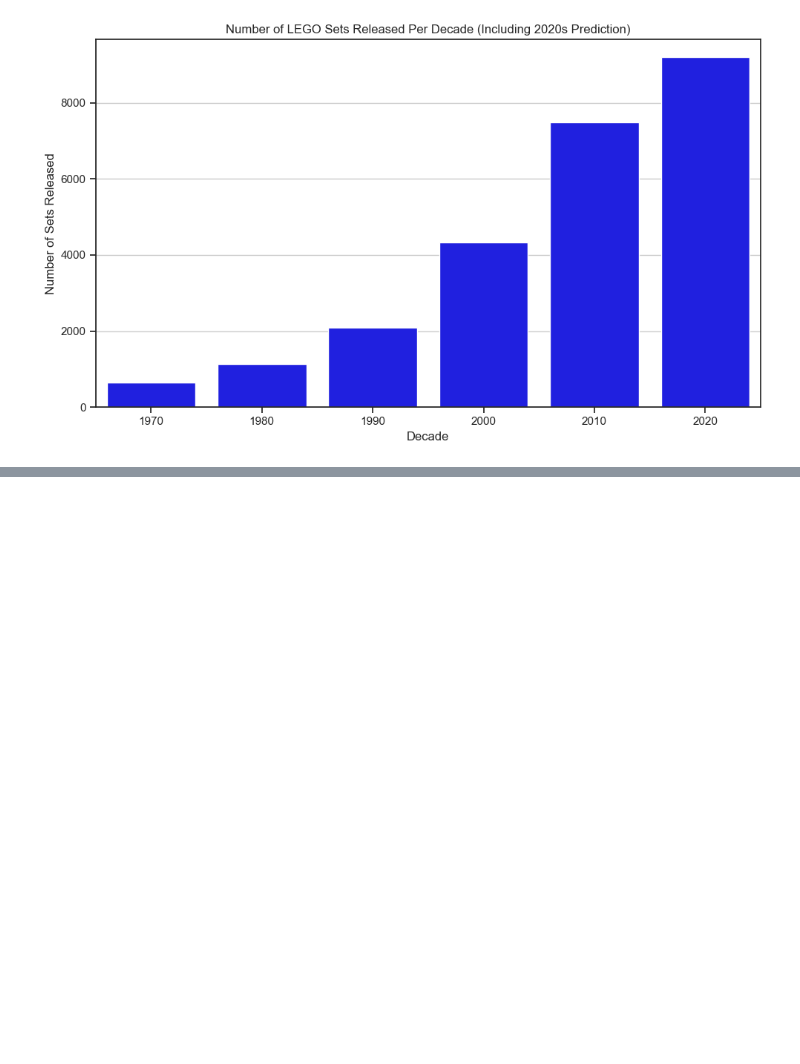
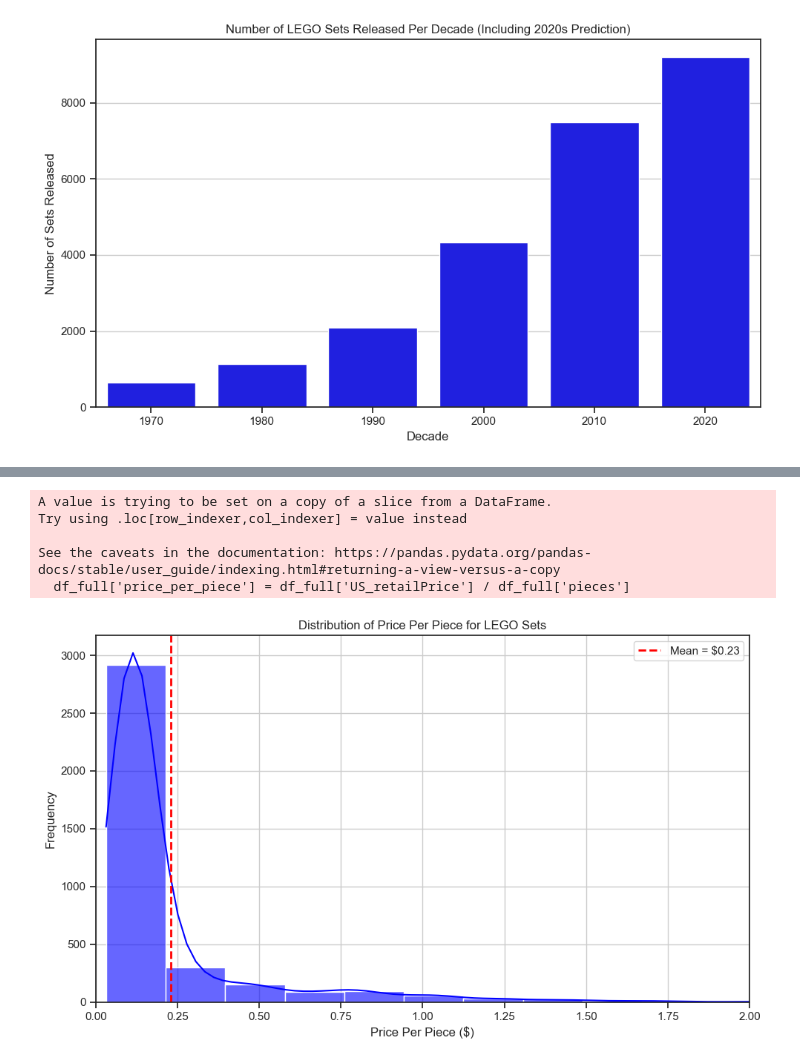
Before and after one commit to jamiefor3/Lego_Project, a Jupyter notebook: Lego_Analysis.ipynb, the cells around one changed output, grey strips where cells are left out. Drawn from its saved outputs; the diff is of its cells as text; code cells hidden in the pictures; blank space fills up the shorter version.

```diff
--- a/Lego_Analysis.ipynb
+++ b/Lego_Analysis.ipynb
@@ -96,0 +99,22 @@ plt.show()
+# %%
+df_full['price_per_piece'] = df_full['US_retailPrice'] / df_full['pieces']
+mean_price_per_piece = df_full['price_per_piece'].mean()
+
+plt.figure(figsize=(10, 6))
+sns.histplot(data=df_full, x='price_per_piece', bins=30, kde=True, color='blue', alpha=0.6)
+plt.axvline(mean_price_per_piece, color='red', linestyle='--', linewidth=2, label=f'Mean = ${mean_price_per_piece:.2f}')
+plt.legend()
+plt.xlim(0, 2)
+plt.title('Distribution of Price Per Piece for LEGO Sets')
+plt.xlabel('Price Per Piece ($)')
+plt.ylabel('Frequency')
+plt.grid(True)
+plt.tight_layout()
+plt.show()
+# %% [output]
+A value is trying to be set on a copy of a slice from a DataFrame.
+Try using .loc[row_indexer,col_indexer] = value instead
+
+See the caveats in the documentation: https://pandas.pydata.org/pandas-docs/stable/user_guide/indexing.html#returning-a-view-versus-a-copy
+  df_full['price_per_piece'] = df_full['US_retailPrice'] / df_full['pieces']
+[figure, added]
```
Also changed, not shown: parts of 6 cells of this notebook.
